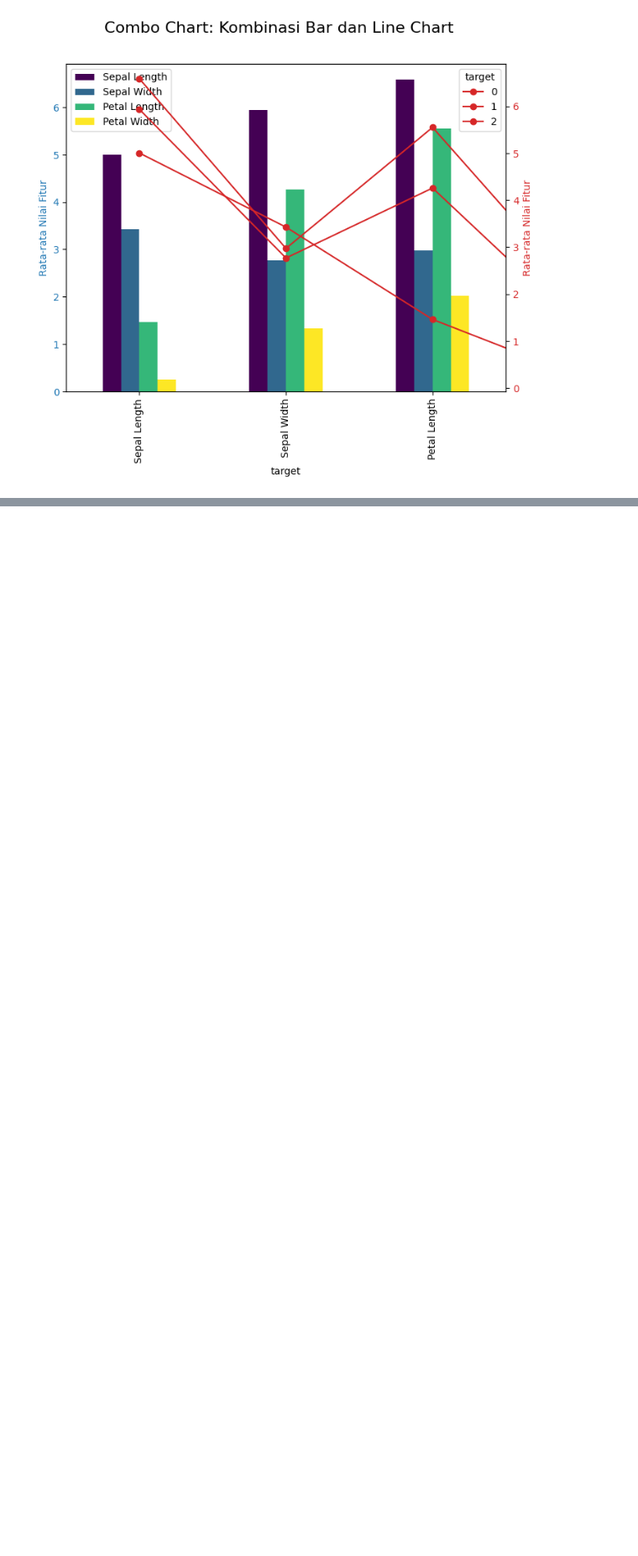
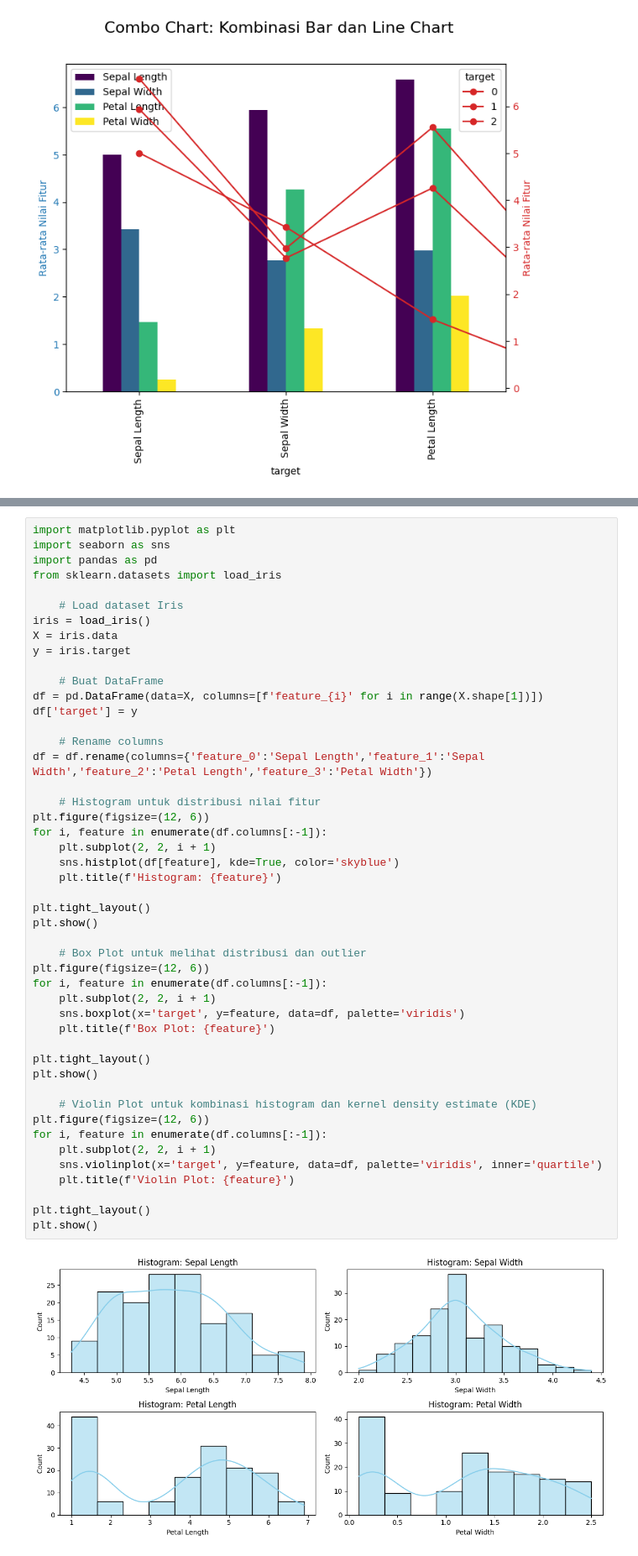
Before and after one commit to Nilapine/STKI, a Jupyter notebook: bk/Validasi dan Visualisasi Data.ipynb, the cells around one changed output, grey strips where cells are left out. Shown at 84% size. Cells and saved outputs as stored; diff of their text form; blank space fills up the shorter version.

```diff
--- a/bk/Validasi dan Visualisasi Data.ipynb
+++ b/bk/Validasi dan Visualisasi Data.ipynb
@@ -186,0 +279,49 @@ dtype: int64
+# %%
+import matplotlib.pyplot as plt
+import seaborn as sns
+import pandas as pd
+from sklearn.datasets import load_iris
+
+    # Load dataset Iris
+iris = load_iris()
+X = iris.data
+y = iris.target
+
+    # Buat DataFrame
+df = pd.DataFrame(data=X, columns=[f'feature_{i}' for i in range(X.shape[1])])
+df['target'] = y
+
+    # Rename columns
+df = df.rename(columns={'feature_0':'Sepal Length','feature_1':'Sepal Width','feature_2':'Petal Length','feature_3':'Petal Width'})
+
+    # Histogram untuk distribusi nilai fitur
+plt.figure(figsize=(12, 6))
+for i, feature in enumerate(df.columns[:-1]):
+    plt.subplot(2, 2, i + 1)
+    sns.histplot(df[feature], kde=True, color='skyblue')
+    plt.title(f'Histogram: {feature}')
+
+plt.tight_layout()
+plt.show()
+
+    # Box Plot untuk melihat distribusi dan outlier
+plt.figure(figsize=(12, 6))
+for i, feature in enumerate(df.columns[:-1]):
+    plt.subplot(2, 2, i + 1)
+    sns.boxplot(x='target', y=feature, data=df, palette='viridis')
+    plt.title(f'Box Plot: {feature}')
+
+plt.tight_layout()
+plt.show()
+
+    # Violin Plot untuk kombinasi histogram dan kernel density estimate (KDE)
+plt.figure(figsize=(12, 6))
+for i, feature in enumerate(df.columns[:-1]):
+    plt.subplot(2, 2, i + 1)
+    sns.violinplot(x='target', y=feature, data=df, palette='viridis', inner='quartile')
+    plt.title(f'Violin Plot: {feature}')
+
+plt.tight_layout()
+plt.show()
+# %% [output]
+[figure, added]
```
Also changed, not shown: parts of 7 cells of this notebook, 5 other files.
